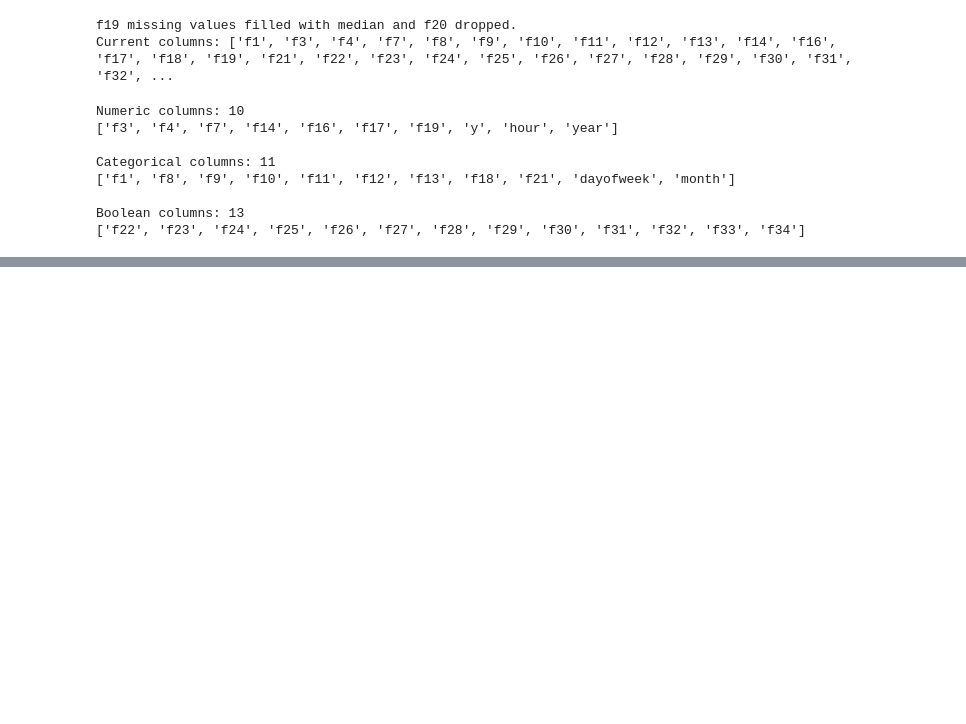
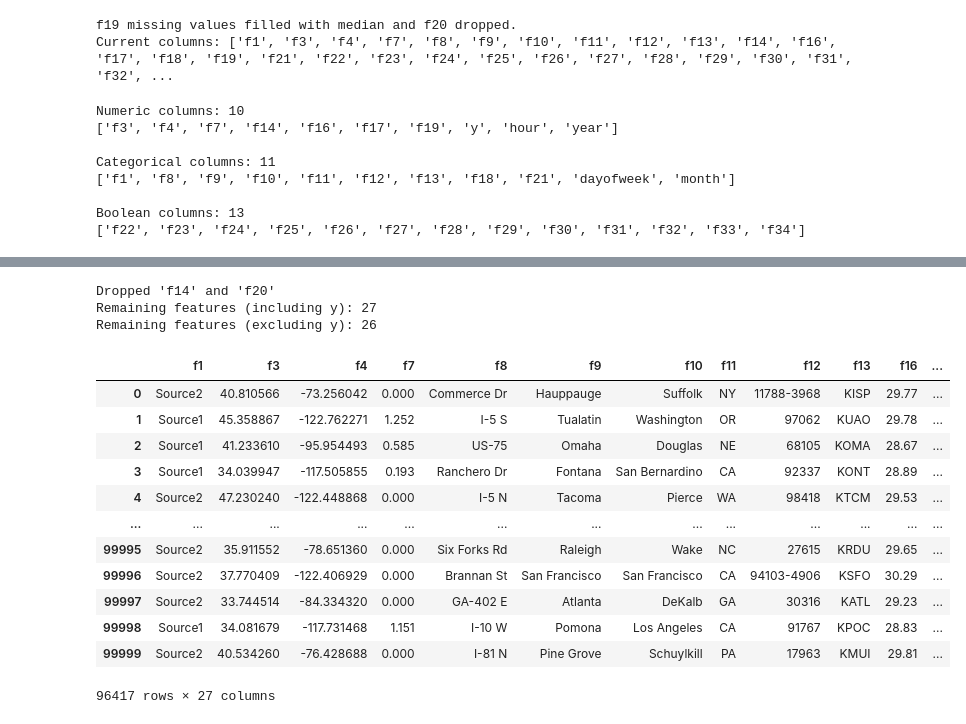
Before and after one commit to HesamMerajifar/Datamining, a Jupyter notebook: Merge.ipynb, the cells around one changed output, grey strips where cells are left out. Cells and saved outputs as stored; diff of their text form; code cells hidden in the pictures; blank space fills up the shorter version.

```diff
--- a/Merge.ipynb
+++ b/Merge.ipynb
@@ -929,0 +943,7 @@ Boolean columns: 13
+# %%
+near_constant_bool = ['f24', 'f25', 'f26', 'f28', 'f30', 'f23']
+
+df = df.drop(columns=near_constant_bool)
+
+print(f"Dropped {len(near_constant_bool)} near‑constant boolean features.")
+print(f"Remaining boolean features: {df.select_dtypes(include=['bool']).columns.tolist()}")
@@ -929,0 +979,27 @@ Boolean columns: 13
+# %%
+# Drop the two weakest features
+df = df.drop(columns=['f14', 'f20'], errors='ignore')
+
+print(f"Dropped 'f14' and 'f20'")
+print(f"Remaining features (including y): {df.shape[1]}")
+print(f"Remaining features (excluding y): {df.shape[1] - 1}")
+# %% [output]
+Dropped 'f14' and 'f20'
+Remaining features (including y): 27
+Remaining features (excluding y): 26
+# %%
+df
+# %% [output]
+|  | f1 | f3 | f4 | f7 | f8 | f9 | f10 | f11 | f12 | f13 | f16 | ... |
+| 0 | Source2 | 40.810566 | -73.256042 | 0.000 | Commerce Dr | Hauppauge | Suffolk | NY | 11788-3968 | KISP | 29.77 | ... |
+| 1 | Source1 | 45.358867 | -122.762271 | 1.252 | I-5 S | Tualatin | Washington | OR | 97062 | KUAO | 29.78 | ... |
+| 2 | Source1 | 41.233610 | -95.954493 | 0.585 | US-75 | Omaha | Douglas | NE | 68105 | KOMA | 28.67 | ... |
+| 3 | Source1 | 34.039947 | -117.505855 | 0.193 | Ranchero Dr | Fontana | San Bernardino | CA | 92337 | KONT | 28.89 | ... |
+| 4 | Source2 | 47.230240 | -122.448868 | 0.000 | I-5 N | Tacoma | Pierce | WA | 98418 | KTCM | 29.53 | ... |
+| ... | ... | ... | ... | ... | ... | ... | ... | ... | ... | ... | ... | ... |
+| 99995 | Source2 | 35.911552 | -78.651360 | 0.000 | Six Forks Rd | Raleigh | Wake | NC | 27615 | KRDU | 29.65 | ... |
+| 99996 | Source2 | 37.770409 | -122.406929 | 0.000 | Brannan St | San Francisco | San Francisco | CA | 94103-4906 | KSFO | 30.29 | ... |
+| 99997 | Source2 | 33.744514 | -84.334320 | 0.000 | GA-402 E | Atlanta | DeKalb | GA | 30316 | KATL | 29.23 | ... |
+| 99998 | Source1 | 34.081679 | -117.731468 | 1.151 | I-10 W | Pomona | Los Angeles | CA | 91767 | KPOC | 28.83 | ... |
+| 99999 | Source2 | 40.534260 | -76.428688 | 0.000 | I-81 N | Pine Grove | Schuylkill | PA | 17963 | KMUI | 29.81 | ... |
+96417 rows × 27 columns
```
Also changed, not shown: parts of 6 cells of this notebook.
